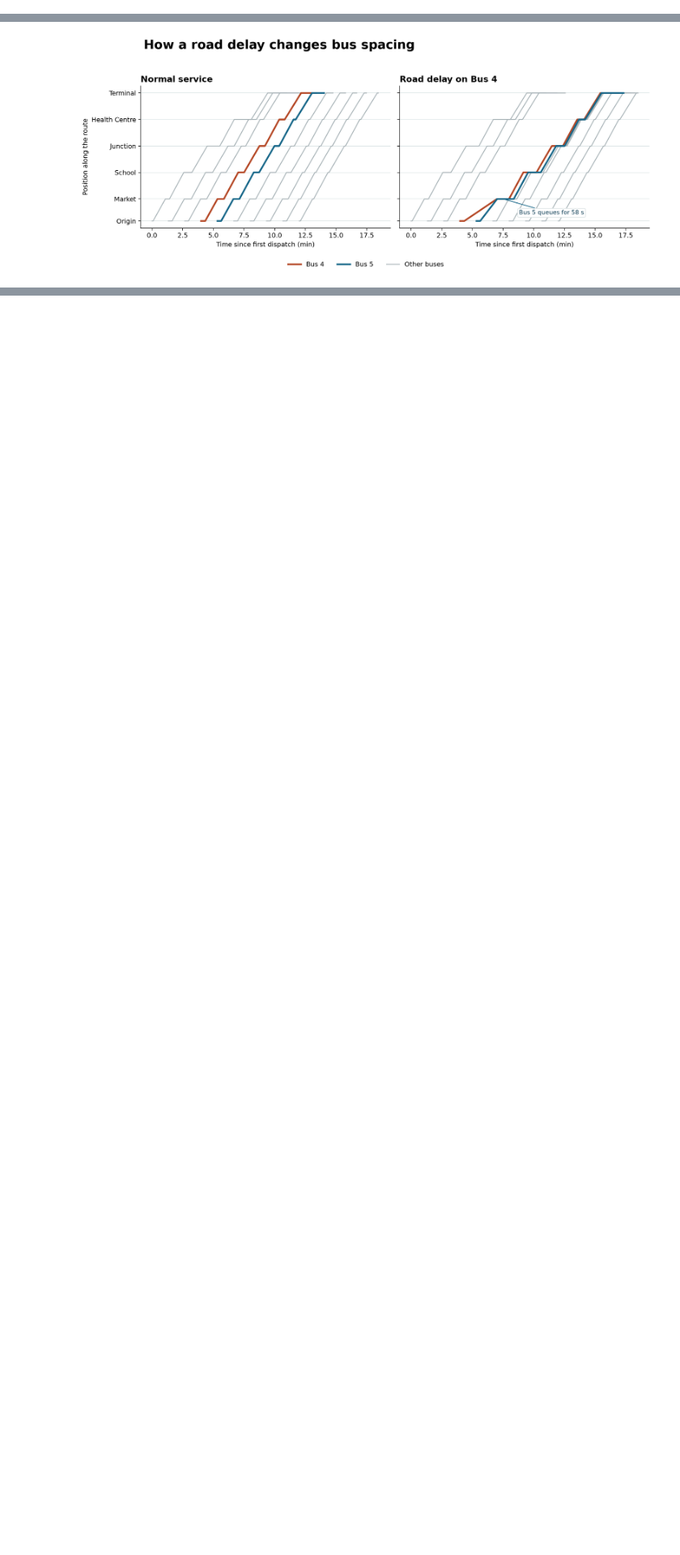
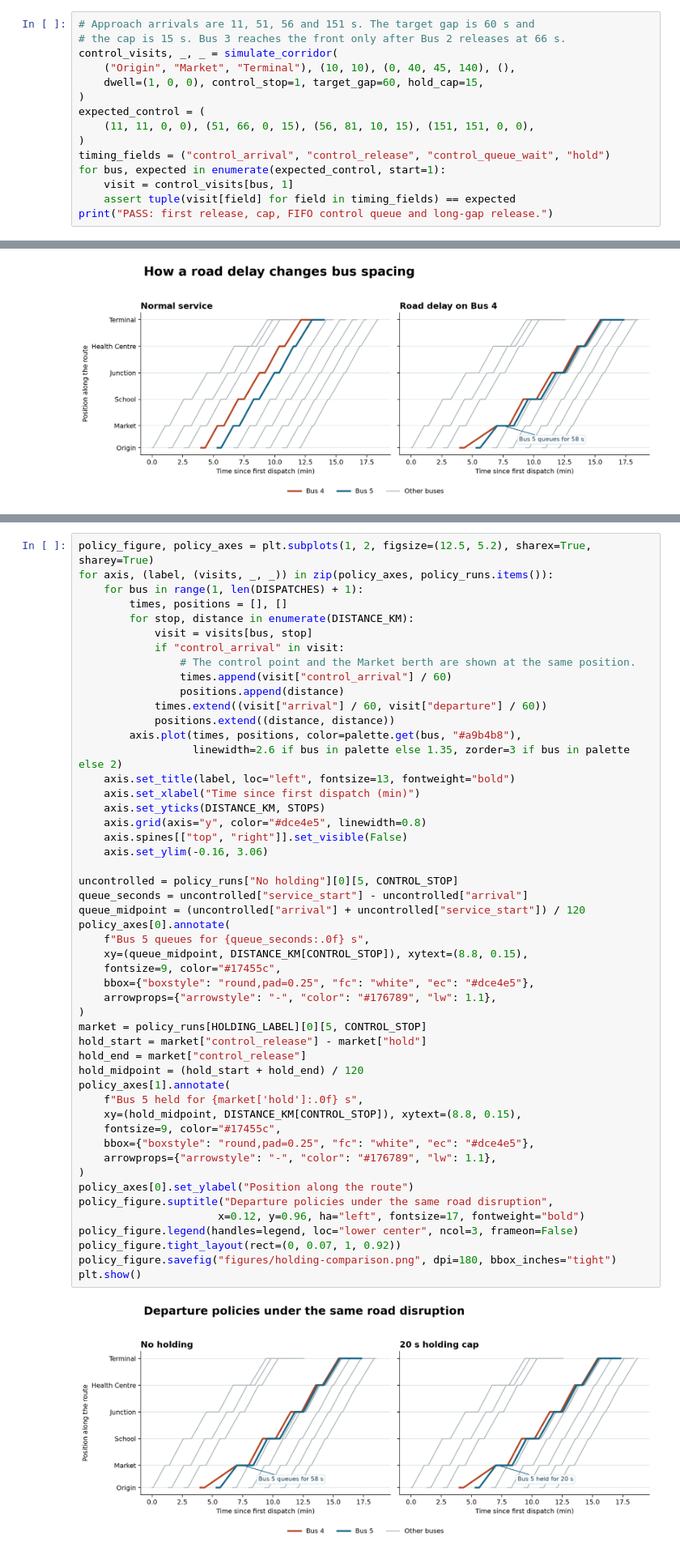
Before and after one commit to amri0faz31/bus-corridor-simulator, a Jupyter notebook: notebook/bus-corridor-simulator.ipynb, the cells around one changed output, grey strips where cells are left out. Shown at 81% size. Saved outputs shown, nothing was run; the diff lists cells and outputs as text; blank space fills up the shorter version.

```diff
--- a/notebook/bus-corridor-simulator.ipynb
+++ b/notebook/bus-corridor-simulator.ipynb
@@ -197,3 +254,18 @@ print("PASS: full trips take 74 s and 44 s, with 0 s and 2 s platform waits.")
 # %% [output]
 PASS: 20 s berth wait and FIFO at a simultaneous release and arrival.
 PASS: full trips take 74 s and 44 s, with 0 s and 2 s platform waits.
+# %%
+# Approach arrivals are 11, 51, 56 and 151 s. The target gap is 60 s and
+# the cap is 15 s. Bus 3 reaches the front only after Bus 2 releases at 66 s.
+control_visits, _, _ = simulate_corridor(
+    ("Origin", "Market", "Terminal"), (10, 10), (0, 40, 45, 140), (),
+    dwell=(1, 0, 0), control_stop=1, target_gap=60, hold_cap=15,
+)
+expected_control = (
+    (11, 11, 0, 0), (51, 66, 0, 15), (56, 81, 10, 15), (151, 151, 0, 0),
+)
+timing_fields = ("control_arrival", "control_release", "control_queue_wait", "hold")
+for bus, expected in enumerate(expected_control, start=1):
+    visit = control_visits[bus, 1]
+    assert tuple(visit[field] for field in timing_fields) == expected
+print("PASS: first release, cap, FIFO control queue and long-gap release.")
@@ -307,3 +446,55 @@ plt.show()
+# %%
+policy_figure, policy_axes = plt.subplots(1, 2, figsize=(12.5, 5.2), sharex=True, sharey=True)
+for axis, (label, (visits, _, _)) in zip(policy_axes, policy_runs.items()):
+    for bus in range(1, len(DISPATCHES) + 1):
+        times, positions = [], []
+        for stop, distance in enumerate(DISTANCE_KM):
+            visit = visits[bus, stop]
+            if "control_arrival" in visit:
+                # The control point and the Market berth are shown at the same position.
+                times.append(visit["control_arrival"] / 60)
+                positions.append(distance)
+            times.extend((visit["arrival"] / 60, visit["departure"] / 60))
+            positions.extend((distance, distance))
+        axis.plot(times, positions, color=palette.get(bus, "#a9b4b8"),
+                  linewidth=2.6 if bus in palette else 1.35, zorder=3 if bus in palette else 2)
+    axis.set_title(label, loc="left", fontsize=13, fontweight="bold")
+    axis.set_xlabel("Time since first dispatch (min)")
+    axis.set_yticks(DISTANCE_KM, STOPS)
+    axis.grid(axis="y", color="#dce4e5", linewidth=0.8)
+    axis.spines[["top", "right"]].set_visible(False)
+    axis.set_ylim(-0.16, 3.06)
+
+uncontrolled = policy_runs["No holding"][0][5, CONTROL_STOP]
+queue_seconds = uncontrolled["service_start"] - uncontrolled["arrival"]
+queue_midpoint = (uncontrolled["arrival"] + uncontrolled["service_start"]) / 120
+policy_axes[0].annotate(
+    f"Bus 5 queues for {queue_seconds:.0f} s",
+    xy=(queue_midpoint, DISTANCE_KM[CONTROL_STOP]), xytext=(8.8, 0.15),
+    fontsize=9, color="#17455c",
+    bbox={"boxstyle": "round,pad=0.25", "fc": "white", "ec": "#dce4e5"},
+    arrowprops={"arrowstyle": "-", "color": "#176789", "lw": 1.1},
+)
+market = policy_runs[HOLDING_LABEL][0][5, CONTROL_STOP]
+hold_start = market["control_release"] - market["hold"]
+hold_end = market["control_release"]
+hold_midpoint = (hold_start + hold_end) / 120
+policy_axes[1].annotate(
+    f"Bus 5 held for {market['hold']:.0f} s",
+    xy=(hold_midpoint, DISTANCE_KM[CONTROL_STOP]), xytext=(8.8, 0.15),
+    fontsize=9, color="#17455c",
+    bbox={"boxstyle": "round,pad=0.25", "fc": "white", "ec": "#dce4e5"},
+    arrowprops={"arrowstyle": "-", "color": "#176789", "lw": 1.1},
+)
+policy_axes[0].set_ylabel("Position along the route")
+policy_figure.suptitle("Departure policies under the same road disruption",
+                      x=0.12, y=0.96, ha="left", fontsize=17, fontweight="bold")
+policy_figure.legend(handles=legend, loc="lower center", ncol=3, frameon=False)
+policy_figure.tight_layout(rect=(0, 0.07, 1, 0.92))
+policy_figure.savefig("figures/holding-comparison.png", dpi=180, bbox_inches="tight")
+plt.show()
+# %% [output]
+[figure, added]
 # %% [markdown]
 ## 6. Discussion and limitations
 
```
Also changed, not shown: parts of 9 cells of this notebook, 4 other files.
